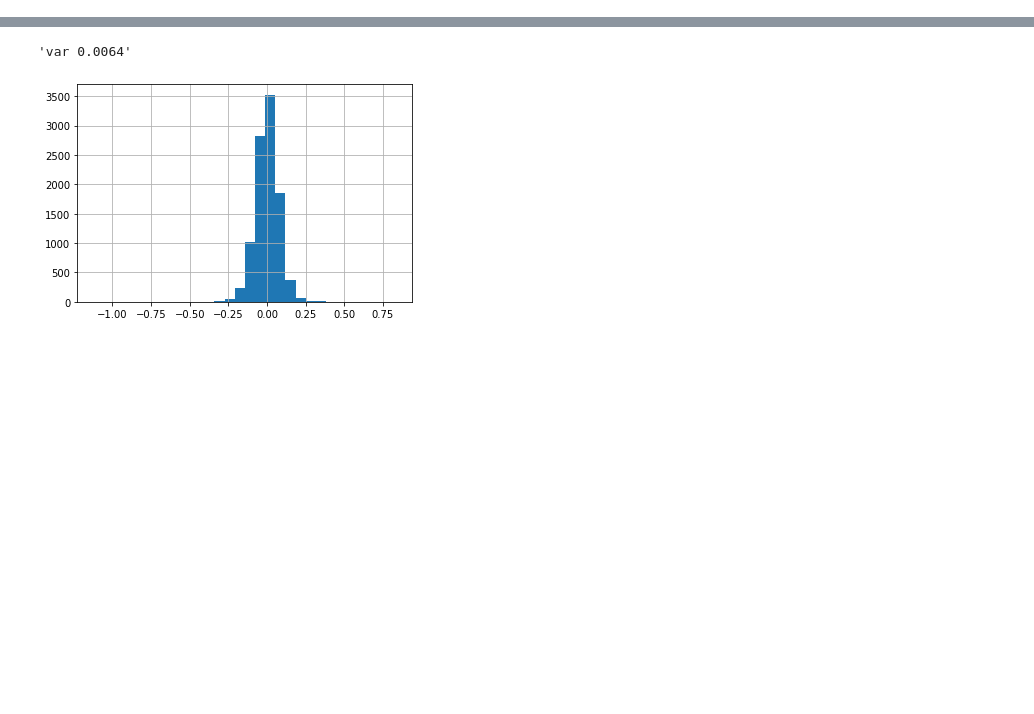
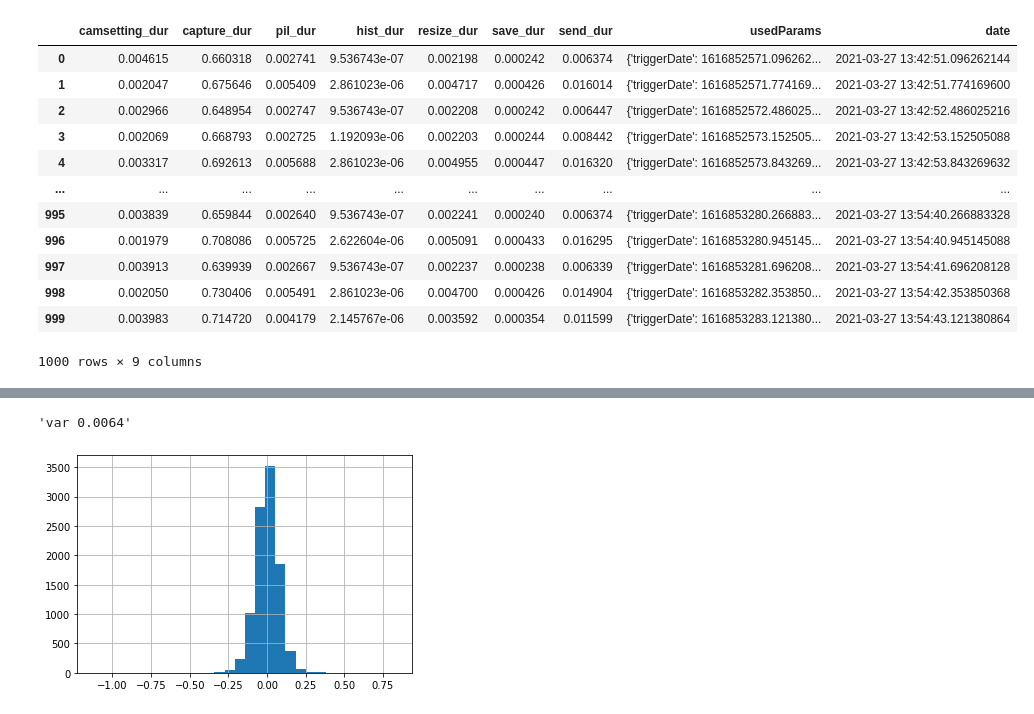
Before and after one commit to fanff/astroScop, a Jupyter notebook: scopeStats.ipynb, the cells around one changed output, grey strips where cells are left out. Saved outputs shown, nothing was run; the diff lists cells and outputs as text; code cells hidden in the pictures; blank space fills up the shorter version.

```diff
--- a/scopeStats.ipynb
+++ b/scopeStats.ipynb
@@ -35,0 +71,16 @@ def pullStats(url):
+# %%
+dfc
+# %% [output]
+|  | camsetting_dur | capture_dur | pil_dur | hist_dur | resize_dur | save_dur | send_dur | usedParams | date |
+| 0 | 0.004615 | 0.660318 | 0.002741 | 9.536743e-07 | 0.002198 | 0.000242 | 0.006374 | {'triggerDate': 1616852571.096262... | 2021-03-27 13:42:51.096262144 |
+| 1 | 0.002047 | 0.675646 | 0.005409 | 2.861023e-06 | 0.004717 | 0.000426 | 0.016014 | {'triggerDate': 1616852571.774169... | 2021-03-27 13:42:51.774169600 |
+| 2 | 0.002966 | 0.648954 | 0.002747 | 9.536743e-07 | 0.002208 | 0.000242 | 0.006447 | {'triggerDate': 1616852572.486025... | 2021-03-27 13:42:52.486025216 |
+| 3 | 0.002069 | 0.668793 | 0.002725 | 1.192093e-06 | 0.002203 | 0.000244 | 0.008442 | {'triggerDate': 1616852573.152505... | 2021-03-27 13:42:53.152505088 |
+| 4 | 0.003317 | 0.692613 | 0.005688 | 2.861023e-06 | 0.004955 | 0.000447 | 0.016320 | {'triggerDate': 1616852573.843269... | 2021-03-27 13:42:53.843269632 |
+| ... | ... | ... | ... | ... | ... | ... | ... | ... | ... |
+| 995 | 0.003839 | 0.659844 | 0.002640 | 9.536743e-07 | 0.002241 | 0.000240 | 0.006374 | {'triggerDate': 1616853280.266883... | 2021-03-27 13:54:40.266883328 |
+| 996 | 0.001979 | 0.708086 | 0.005725 | 2.622604e-06 | 0.005091 | 0.000433 | 0.016295 | {'triggerDate': 1616853280.945145... | 2021-03-27 13:54:40.945145088 |
+| 997 | 0.003913 | 0.639939 | 0.002667 | 9.536743e-07 | 0.002237 | 0.000238 | 0.006339 | {'triggerDate': 1616853281.696208... | 2021-03-27 13:54:41.696208128 |
+| 998 | 0.002050 | 0.730406 | 0.005491 | 2.861023e-06 | 0.004700 | 0.000426 | 0.014904 | {'triggerDate': 1616853282.353850... | 2021-03-27 13:54:42.353850368 |
+| 999 | 0.003983 | 0.714720 | 0.004179 | 2.145767e-06 | 0.003592 | 0.000354 | 0.011599 | {'triggerDate': 1616853283.121380... | 2021-03-27 13:54:43.121380864 |
+1000 rows × 9 columns
```
Also changed, not shown: parts of 9 cells of this notebook, 1 other file.
